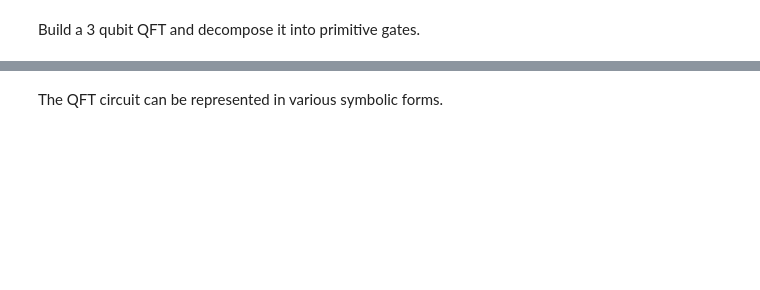
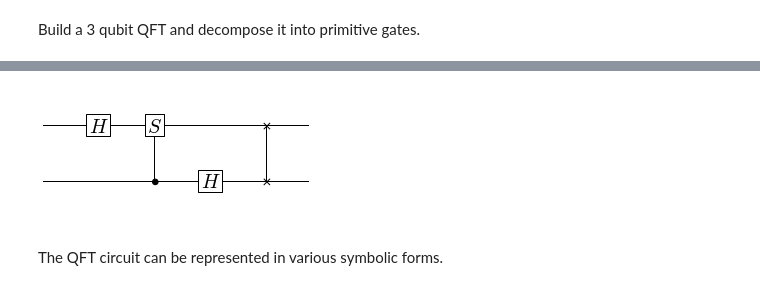
Before and after one commit to ellisonbg/sympy-qcpaper, a Jupyter notebook: notebooks/qft.ipynb, the cells around one changed output, grey strips where cells are left out. Cells and saved outputs as stored; diff of their text form; code cells hidden in the pictures; blank space fills up the shorter version.

```diff
--- a/notebooks/qft.ipynb
+++ b/notebooks/qft.ipynb
@@ -17,3 +37,10 @@ circuit_plot(fourier, nqubits=3)
+# %%
+def plot_qft(n):
+    circuit_plot(QFT(0,n).decompose(), nqubits=n)
+    show()
+interact(plot_qft, n=(2,8))
+# %% [output]
+[figure, added]
 # %% [markdown]
 The QFT circuit can be represented in various symbolic forms.
 # %%
```
Also changed, not shown: parts of 18 cells of this notebook, 7 other files.
